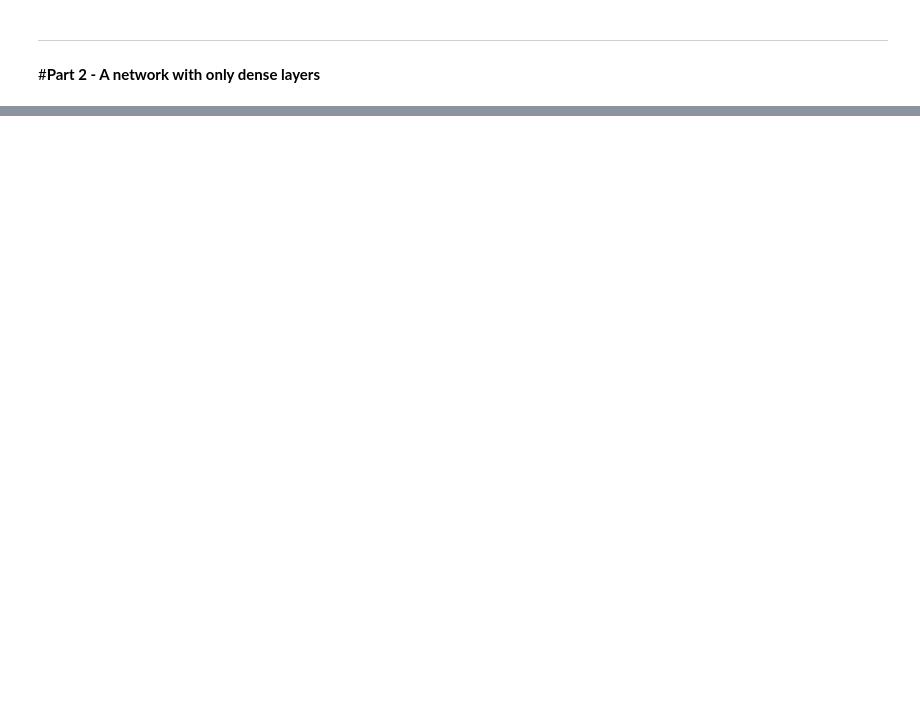
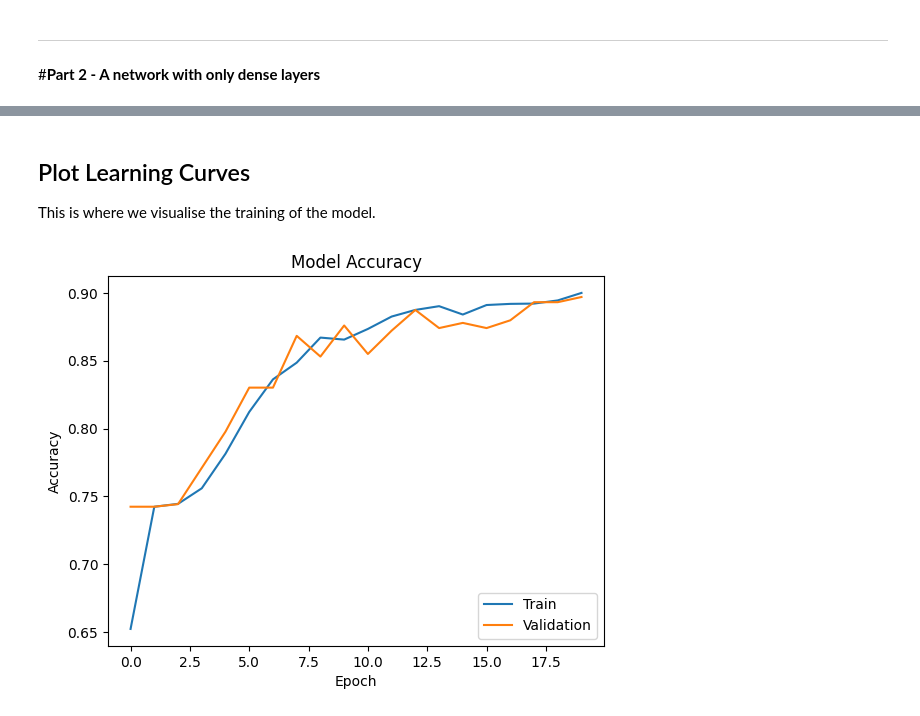
Before and after one commit to eecoubrough/Keras_Assignment, a Jupyter notebook: Part_1_binary.ipynb, the cells around one changed output, grey strips where cells are left out. Cells and saved outputs as stored; diff of their text form; code cells hidden in the pictures; blank space fills up the shorter version.

```diff
--- a/Part_1_binary.ipynb
+++ b/Part_1_binary.ipynb
@@ -246,0 +401,2 @@ plt.show()
+# %%
+data_generator.fit(np.append(train_x, val_x, 0))
@@ -246,0 +452,5 @@ plt.show()
+# %%
+# Defines the parameters used during training.
+BATCH_SIZE = 32 #Batch size should always be a power of 2 GPU allocation purposes (quicker as no additional calculations required by the computer)
+NUM_EPOCHS = 20
+LEARNING_RATE = 0.001
@@ -246,0 +463,13 @@ plt.show()
+# %%
+# Train the model using training data generated in batches by the data generator.
+history = model_3.fit(
+    data_generator.flow(train_x, train_y, batch_size=BATCH_SIZE),
+    # Calculate steps per epoch based on the number of training samples and batch size.
+    steps_per_epoch=len(train_x) / BATCH_SIZE,
+    # Use validation data generated in batches by the data generator.
+    validation_data=data_generator.flow(val_x, val_y, batch_size=BATCH_SIZE),
+    # Calculate validation steps based on the number of validation samples and batch size.
+    validation_steps=len(val_x) / BATCH_SIZE,
+    # Number of epochs to train the model.
+    epochs=NUM_EPOCHS
+)
@@ -246,0 +494,22 @@ plt.show()
+# %% [markdown]
+## Plot Learning Curves
+This is where we visualise the training of the model.
+# %%
+# Plots the training and validation accuracy over the number of epochs.
+plt.plot(history.history['accuracy'])
+plt.plot(history.history['val_accuracy'])
+
+# Add plot title.
+plt.title('Model Accuracy')
+
+# Add plot axes labels.
+plt.ylabel('Accuracy')
+plt.xlabel('Epoch')
+
+# Add plot legend to distinguish between training and validation accuracy lines.
+plt.legend(['Train', 'Validation'], loc='lower right')
+
+# Show the plot.
+plt.show()
+# %% [output]
+[figure, added]
```
Also changed, not shown: parts of 26 cells of this notebook.
